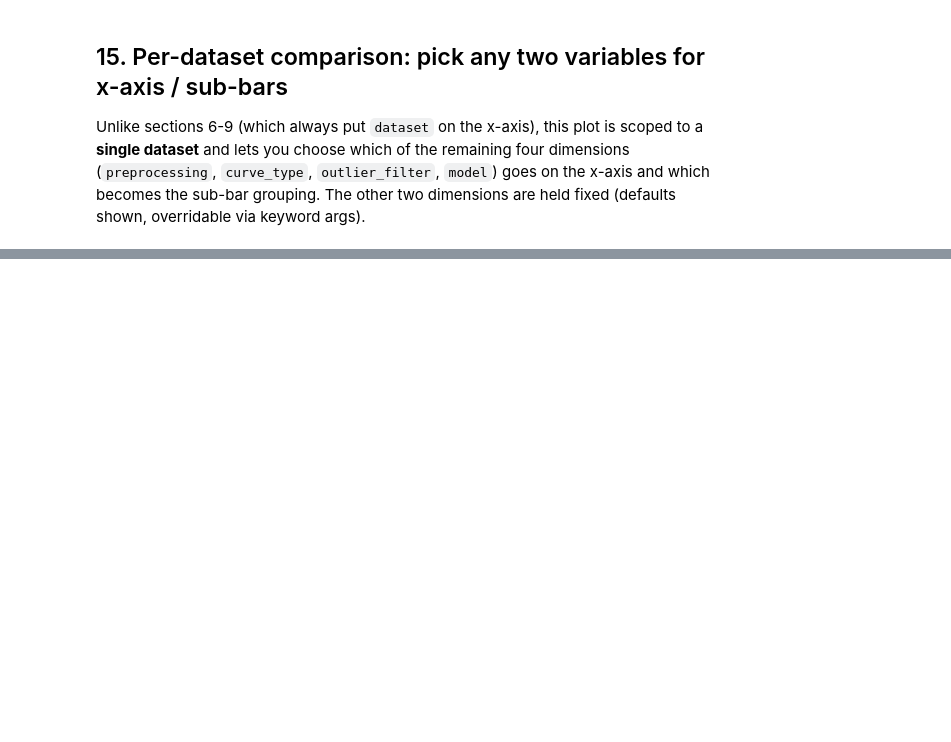
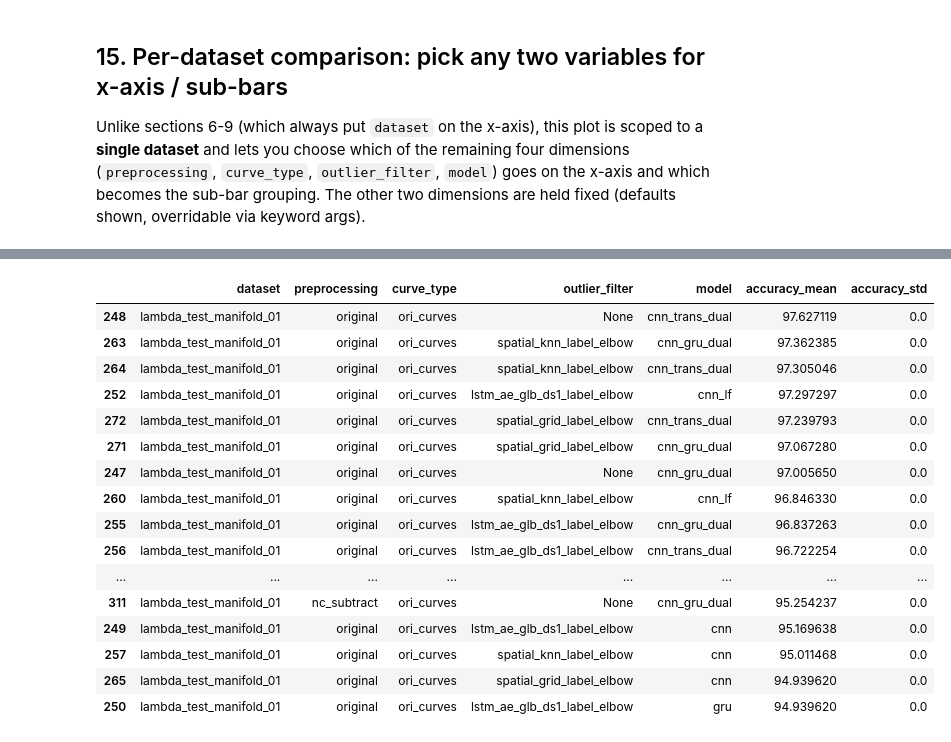
Before and after one commit to kautsarg/POC_DDM, a Jupyter notebook: gk_code/main/result_comparison.ipynb, the cells around one changed output, grey strips where cells are left out. Cells and saved outputs as stored; diff of their text form; code cells hidden in the pictures; blank space fills up the shorter version.

```diff
--- a/gk_code/main/result_comparison.ipynb
+++ b/gk_code/main/result_comparison.ipynb
@@ -640,0 +679,20 @@ plot_per_dataset_comparison(results_df)
+# %%
+results_df[results_df["dataset"] == "lambda_test_manifold_01"].sort_values(by="accuracy_mean", ascending=False).head(20)
+# %% [output]
+|  | dataset | preprocessing | curve_type | outlier_filter | model | accuracy_mean | accuracy_std |
+| 248 | lambda_test_manifold_01 | original | ori_curves | None | cnn_trans_dual | 97.627119 | 0.0 |
+| 263 | lambda_test_manifold_01 | original | ori_curves | spatial_knn_label_elbow | cnn_gru_dual | 97.362385 | 0.0 |
+| 264 | lambda_test_manifold_01 | original | ori_curves | spatial_knn_label_elbow | cnn_trans_dual | 97.305046 | 0.0 |
+| 252 | lambda_test_manifold_01 | original | ori_curves | lstm_ae_glb_ds1_label_elbow | cnn_lf | 97.297297 | 0.0 |
+| 272 | lambda_test_manifold_01 | original | ori_curves | spatial_grid_label_elbow | cnn_trans_dual | 97.239793 | 0.0 |
+| 271 | lambda_test_manifold_01 | original | ori_curves | spatial_grid_label_elbow | cnn_gru_dual | 97.067280 | 0.0 |
+| 247 | lambda_test_manifold_01 | original | ori_curves | None | cnn_gru_dual | 97.005650 | 0.0 |
+| 260 | lambda_test_manifold_01 | original | ori_curves | spatial_knn_label_elbow | cnn_lf | 96.846330 | 0.0 |
+| 255 | lambda_test_manifold_01 | original | ori_curves | lstm_ae_glb_ds1_label_elbow | cnn_gru_dual | 96.837263 | 0.0 |
+| 256 | lambda_test_manifold_01 | original | ori_curves | lstm_ae_glb_ds1_label_elbow | cnn_trans_dual | 96.722254 | 0.0 |
+| ... | ... | ... | ... | ... | ... | ... | ... |
+| 311 | lambda_test_manifold_01 | nc_subtract | ori_curves | None | cnn_gru_dual | 95.254237 | 0.0 |
+| 249 | lambda_test_manifold_01 | original | ori_curves | lstm_ae_glb_ds1_label_elbow | cnn | 95.169638 | 0.0 |
+| 257 | lambda_test_manifold_01 | original | ori_curves | spatial_knn_label_elbow | cnn | 95.011468 | 0.0 |
+| 265 | lambda_test_manifold_01 | original | ori_curves | spatial_grid_label_elbow | cnn | 94.939620 | 0.0 |
+| 250 | lambda_test_manifold_01 | original | ori_curves | lstm_ae_glb_ds1_label_elbow | gru | 94.939620 | 0.0 |
```
Also changed, not shown: parts of 14 cells of this notebook, 1 other file.
